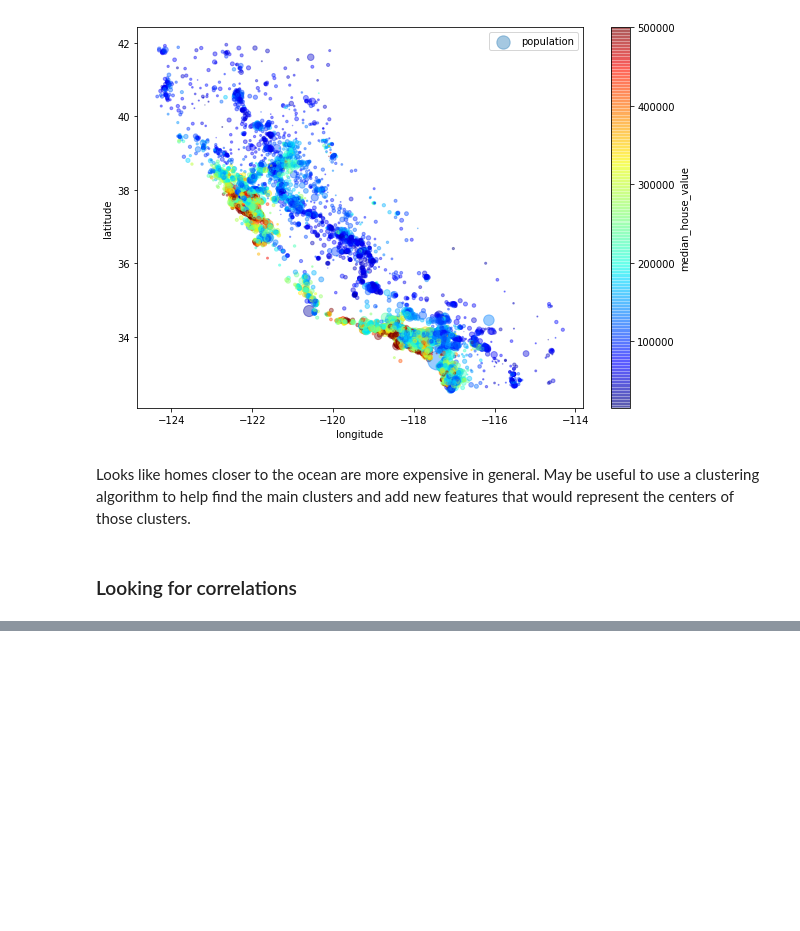
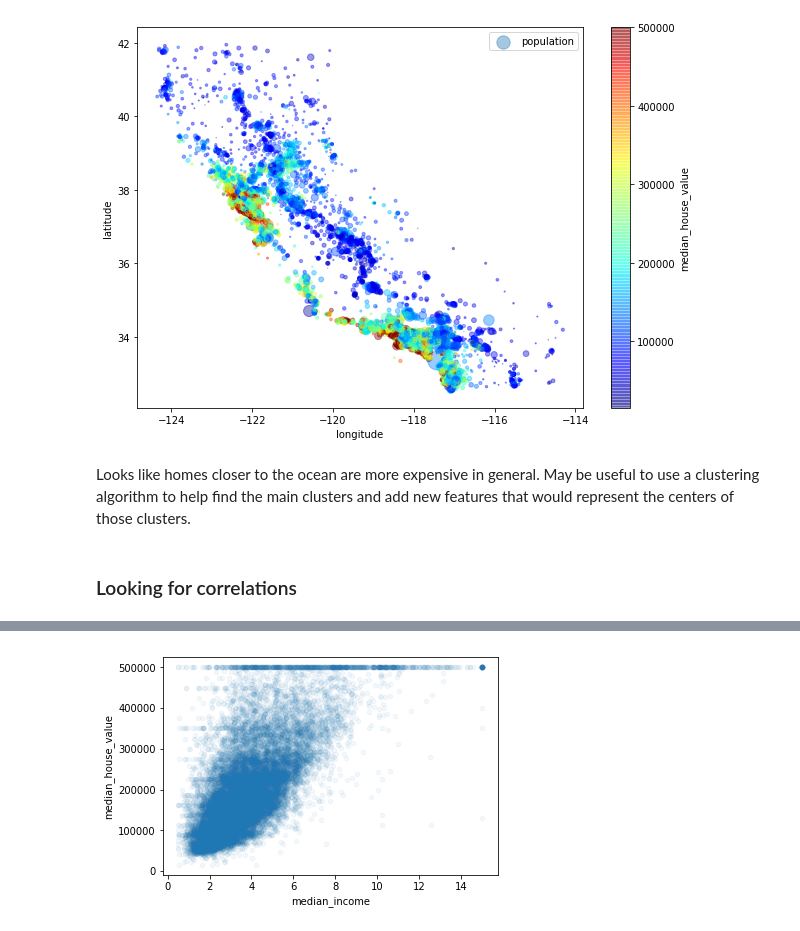
Before and after one commit to astidham2003/ml-study-group, a Jupyter notebook: chapter_2/Housing.ipynb, the cells around one changed output, grey strips where cells are left out. Saved outputs shown, nothing was run; the diff lists cells and outputs as text; code cells hidden in the pictures; blank space fills up the shorter version.

```diff
--- a/chapter_2/Housing.ipynb
+++ b/chapter_2/Housing.ipynb
@@ -259,0 +309,7 @@ Looks like homes closer to the ocean are more expensive in general.  May be usef
+# %%
+# Most promising predictor of median house value is median income.  Let's see that more closely.
+
+housing.plot(kind="scatter", x="median_income", y="median_house_value", alpha=0.05)
+plt.show()
+# %% [output]
+[figure, added]
```
Also changed, not shown: parts of 20 cells of this notebook.
